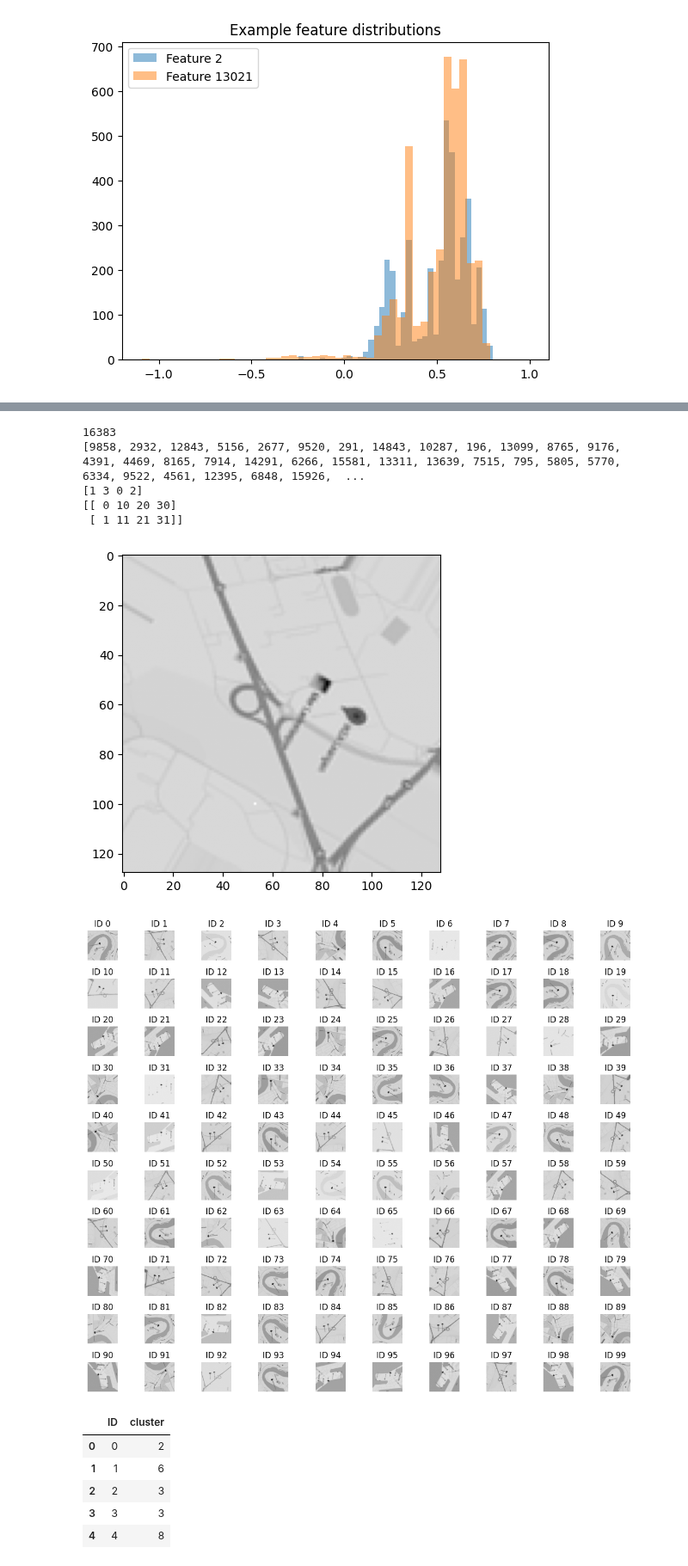
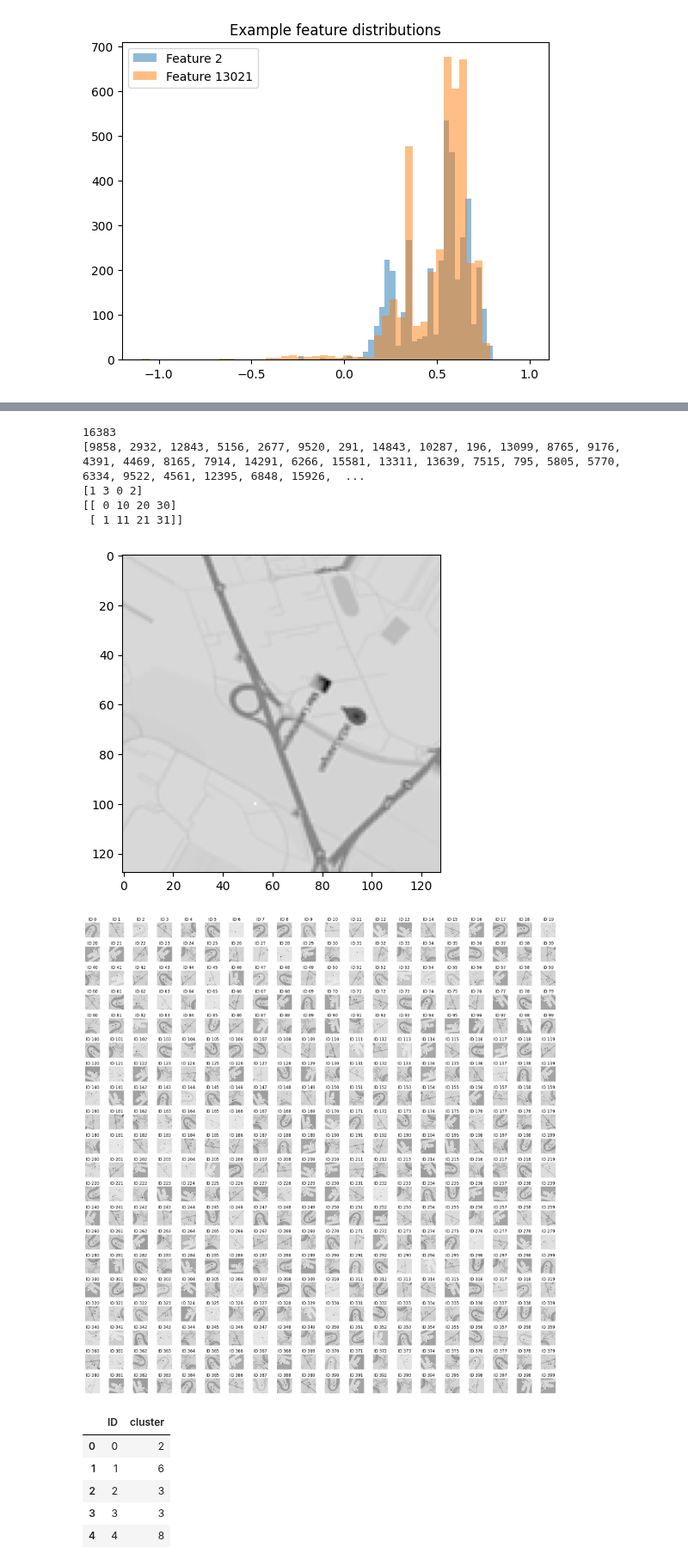
Before and after one commit to torreslutnaes/Intro-ML, a Jupyter notebook: Prosjekter/assignment3-1/problem.ipynb, the cells around one changed output, grey strips where cells are left out. Shown at 86% size. Saved outputs shown, nothing was run; the diff lists cells and outputs as text; code cells hidden in the pictures.

```diff
--- a/Prosjekter/assignment3-1/problem.ipynb
+++ b/Prosjekter/assignment3-1/problem.ipynb
@@ -456,35 +456,35 @@ navn = np.array([2, 0, 3, 1])     # "col_2, col_0, col_3, col_1"
 rekkefolge = np.argsort(navn)
 print(rekkefolge)
 
 M = np.array([[20, 0, 30, 10],
               [21, 1, 31, 11]])
 print(M[:, rekkefolge])
 
 # Plott for 20 ulike bilder (AI-kode):
 
-fig, axes = plt.subplots(10, 10, figsize=(12, 10))
+fig, axes = plt.subplots(20, 20, figsize=(20, 20))
 
 for i, ax in enumerate(axes.flat):
     ax.imshow(MA[i].reshape(128, 128).T, cmap="gray")
     ax.set_title(f"ID {i}")
     ax.axis("off")
 
 plt.tight_layout()
 plt.show()
 
 # KOMMENTAR HER ETTER Å PRINTET EN DEL AV BILDENE:
 # Det er åpenbart utsnitt av noen steder i Trondheim hvor vinkelen på bildene er ulik.
 # Jeg ser for meg at de ulike bildene skal tilhøre de samme klyngene, og at innad i samme klynge avviker bilder som har ulik vinkel.
 # Det må vel da være for eksempel slyngene i t-SNE som er disse ulike vinklene på bildene.
 # %% [output]
 [figure]
 16383
 [9858, 2932, 12843, 5156, 2677, 9520, 291, 14843, 10287, 196, 13099, 8765, 9176, 4391, 4469, 8165, 7914, 14291, 6266, 15581, 13311, 13639, 7515, 795, 5805, 5770, 6334, 9522, 4561, 12395, 6848, 15926,  ...
 [1 3 0 2]
 [[ 0 10 20 30]
  [ 1 11 21 31]]
 [figure]
-[figure, old version]
+[figure, new version]
 # %%
 # Kaggle submission format. The cluster ids here are just placeholders and do not hint at k.
 sample_submission = pd.read_csv("sample_submission.csv")
```
Also changed, not shown: parts of 7 cells of this notebook.
